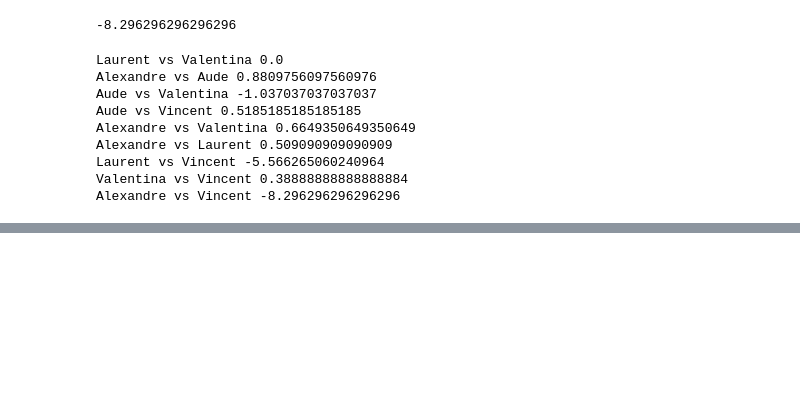
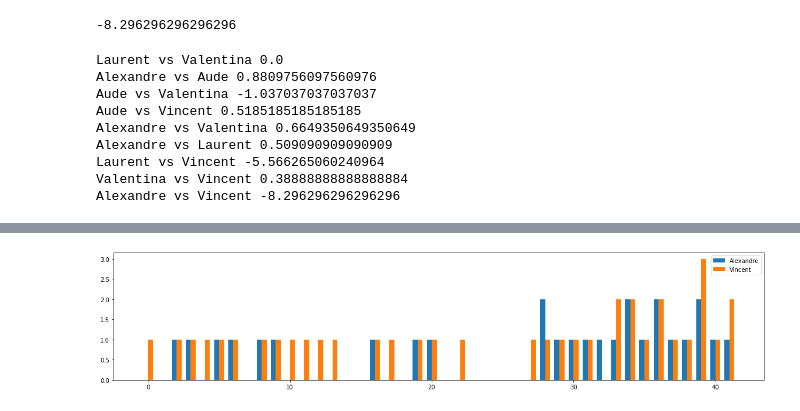
Before and after one commit to Projet-Fil-Rouge-AFPA/filrouge, a Jupyter notebook: Notebook_Annotations.ipynb, the cells around one changed output, grey strips where cells are left out. Saved outputs shown, nothing was run; the diff lists cells and outputs as text; code cells hidden in the pictures; blank space fills up the shorter version.

```diff
--- a/Notebook_Annotations.ipynb
+++ b/Notebook_Annotations.ipynb
@@ -103,0 +146,11 @@ Alexandre vs Vincent -8.296296296296296
+# %%
+couple_annotateurs = 'Alexandre vs Aude'
+x = np.arange(len(dict_couple_annotateurs[couple_annotateurs][0]))
+width = 0.35  # the width of the bars
+
+fig, ax = plt.subplots(figsize=(20,4))
+rects1 = ax.bar(x - width/2, dict_couple_annotateurs[couple_annotateurs][0], width, label=couple.split()[0])
+rects2 = ax.bar(x + width/2, dict_couple_annotateurs[couple_annotateurs][1], width, label=couple.split()[-1])
+ax.legend();
+# %% [output]
+[figure, added]
```
Also changed, not shown: parts of 5 cells of this notebook.
